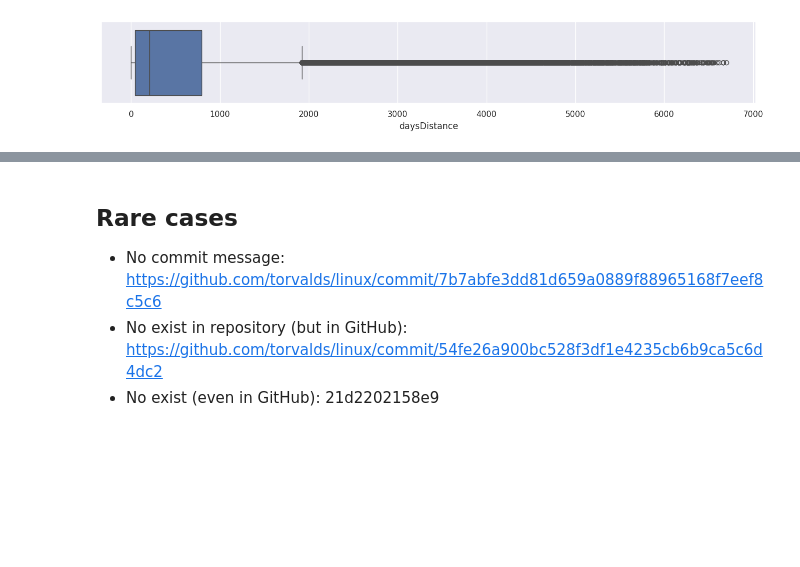
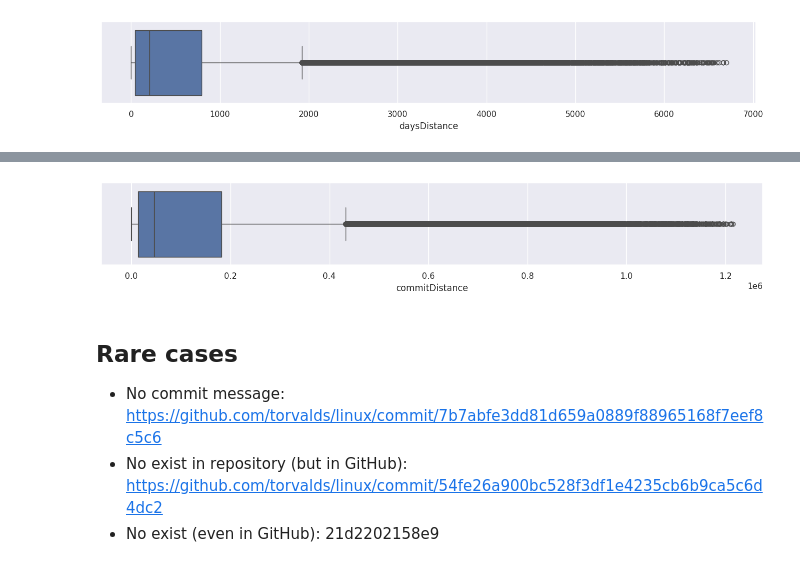
Before and after one commit to codeurjc/LinuxCommitsDataset, a Jupyter notebook: notebooks/CommitMining.ipynb, the cells around one changed output, grey strips where cells are left out. Drawn from its saved outputs; the diff is of its cells as text; code cells hidden in the pictures; blank space fills up the shorter version.

```diff
--- a/notebooks/CommitMining.ipynb
+++ b/notebooks/CommitMining.ipynb
@@ -28,6 +34,10 @@ def datesDistance(bfc_date, bic_date):
     bfc_date_formated = datetime.strptime(bfc_date, date_format)
     bic_date_formated = datetime.strptime(bic_date, date_format)
     return bfc_date_formated - bic_date_formated
+# %%
+def commitDistance(bfc_hash, bic_hash):
+    distance_raw = subprocess.getoutput("cd linux/ && git rev-list "+bfc_hash+"..."+bic_hash+" | wc -l")
+    return int(distance_raw)
 # %%
 def analyzeCornerCases(commit):
     global http_links
@@ -119,12 +129,14 @@ def analyzeCommit(commit):
             bic = candidates[0]
 
         delta = datesDistance(commit['data']['CommitDate'],bic['data']['CommitDate'])
+        c_distance = commitDistance(commit['data']['commit'], bic['data']['commit'])
         result = {
             'BFC_hash': commit['data']['commit'],
             'BIC_hash':  bic['data']['commit'],
             'BFC_comment': commit['data']['message'].split('\n', 1)[0],
             'BIC_comment': bic['data']['message'].split('\n', 1)[0],
-            'daysDistance': delta.days
+            'daysDistance': delta.days,
+            'commitDistance': c_distance
         }
         return result
 
@@ -140,10 +152,21 @@ corner_cases = 0
 http_links = 0
 not_in_git = 0
 perfect_samples = 0
-for commit in all_commits_dict_list:
-    result = analyzeCommit(commit)
-    if result is not None:
-        links.append(result)
+
+future_results = []
+with concurrent.futures.ThreadPoolExecutor(64) as executor:
+    for commit in all_commits_dict_list:
+        future = executor.submit(analyzeCommit, commit)
+        future_results.append(future)
+
+for future in future_results:
+    try:
+        result = future.result()
+        if result is not None:
+            links.append(result)
+    except Exception as e:
+        print(e)
+
 print("http_links",http_links)
 print("not_in_git",not_in_git)
 print("perfect_samples",perfect_samples)
@@ -202,3 +255,12 @@ sns.boxplot(x=df['daysDistance'])
+# %%
+#df.boxplot(column=['daysDistance'])
+sns.set(rc={"figure.figsize":(16, 2)})
+sns.boxplot(
+    x=df['commitDistance'],
+)
+plt.show()
+# %% [output]
+[figure, added]
 # %% [markdown]
 ## Rare cases
 - No commit message: https://github.com/torvalds/linux/commit/7b7abfe3dd81d659a0889f88965168f7eef8c5c6
```
Also changed, not shown: parts of 11 cells of this notebook, 3 other files.
